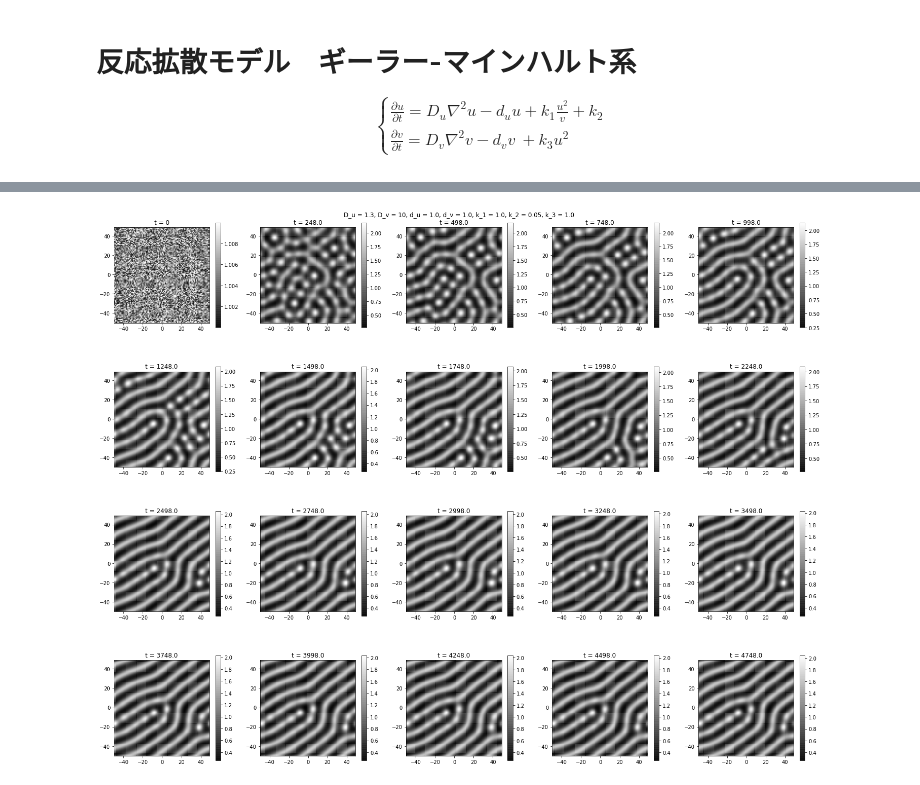
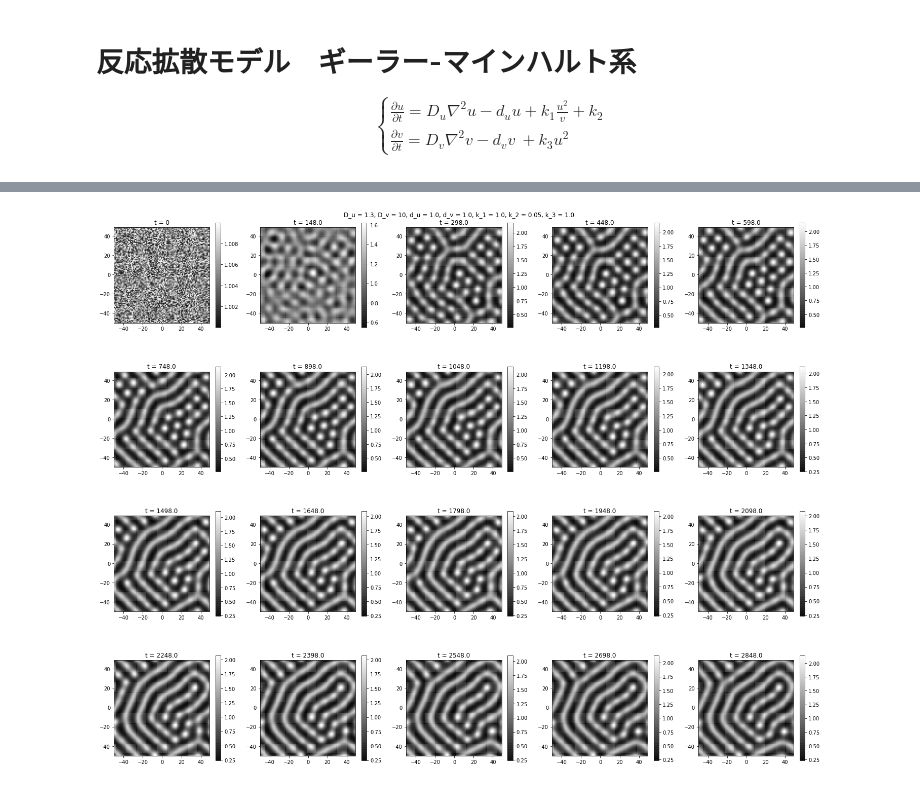
Before and after one commit to noshita/Compbio2019-notebook, a Jupyter notebook: 11/sample_RD_refac.ipynb, the cells around one changed output, grey strips where cells are left out. Cells and saved outputs as stored; diff of their text form; code cells hidden in the pictures.

```diff
--- a/11/sample_RD_refac.ipynb
+++ b/11/sample_RD_refac.ipynb
@@ -72,3 +79,28 @@ def update(u, v, D_u, D_v, d_u, d_v, k_1, k_2, k_3, dh, dt):
+# %%
+def update(u, v, D_u, D_v, d_u, d_v, k_1, k_2, k_3, dh, dt):
+    """反応拡散モデルに基づくuの更新
+
+    場の更新をおこなう．
+    周期境界条件を仮定している．
+
+    Args:
+        u,v:  アクチベーターとインヒビターの現在の場の配列
+        D_u, D_v: 拡散係数
+        d_u, d_v: 分解率
+        k_1: アクチベーターの自己活性化・インヒビターによる抑制
+        k_2: アクチベーターの基本的な生成
+        k_3: アクチベーターによるインヒビターの生産促進
+    Returns:
+        u_new, v_new: 次世代の場の配列
+    """
+    n_i, n_j = u.shape
+    new_u = np.zeros((n_i, n_j),dtype=u.dtype)
+    new_v = np.zeros((n_i, n_j),dtype=u.dtype)
+
+    u_new = u + (D_u*ndimage.laplace(u,mode="wrap")/dh**2 - d_u*u + k_1*u**2/v + k_2)*dt
+    v_new = v + (D_v*ndimage.laplace(v,mode="wrap")/dh**2 - d_v*v + k_3*u**2)*dt
+
+    return (u_new, v_new)
 # %%
 D_u = 1.3# 拡散係数 D_uを1~1.5ぐらいで動かす
 D_v = 10 # 拡散係数
@@ -79,13 +111,13 @@ k_2 = 0.05
 k_3 = 1.0
 
 dt = 0.02 # 時間方向の刻み幅
-dh = 1 # 空間方向の刻み幅
+dh = 1.0 # 空間方向の刻み幅
 
 x = np.arange(-50,50,dh)
 y = np.arange(-50,50,dh)
 xmesh,ymesh = np.meshgrid(x,y)
 
-T = 5000
+T = 3000
 nEnd = int(T/dt) # 時間に関するループの繰り返し数
 print("繰り返し数: ",nEnd)
 
@@ -159,17 +191,17 @@ plt.show()
 # %%
-step = 125
+step = 75
 fig, axes = plt.subplots(4, 5, figsize=(20, 16))
 for i in [i*step for i in range(20)]:
     ax = axes.flat[i//step]
     ax.set_aspect('equal')
     pcm = ax.pcolormesh(xmesh,ymesh,uList[i],alpha=0.75,cmap="gray")
 
     fig.colorbar(pcm, ax=ax, shrink=0.75)
     ax.set_title("t = " + str(tList[i]))
 title = ["D_u = " + str(D_u), "D_v = " + str(D_v), "d_u = "+str(d_u), "d_v = "+str(d_v),
          "k_1 = "+str(k_1),"k_2 = "+str(k_2),"k_3 = "+str(k_3)]
 fig.tight_layout()
 fig.suptitle(", ".join(title))
 plt.show()
 # %% [output]
-[figure, old version]
+[figure, new version]
```
Also changed, not shown: parts of 7 cells of this notebook.
